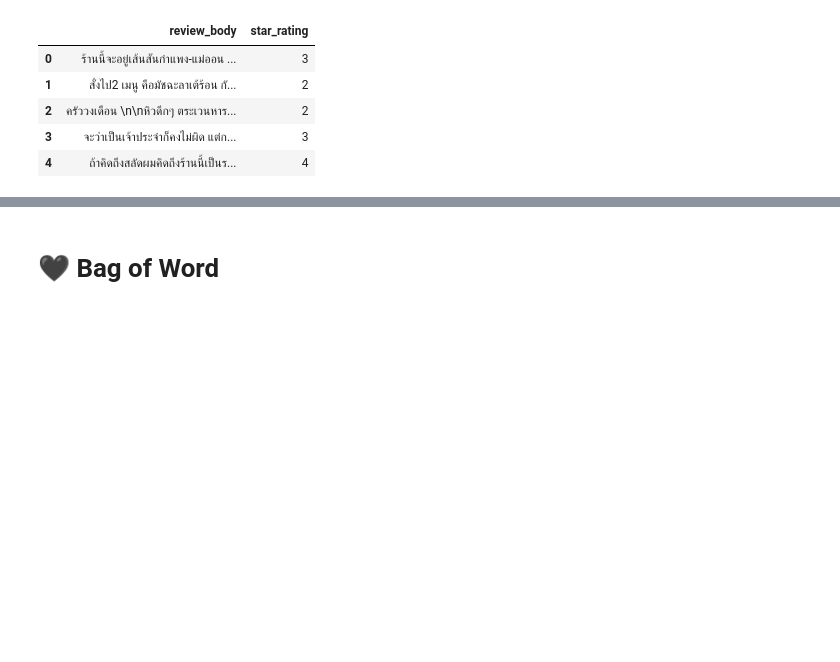
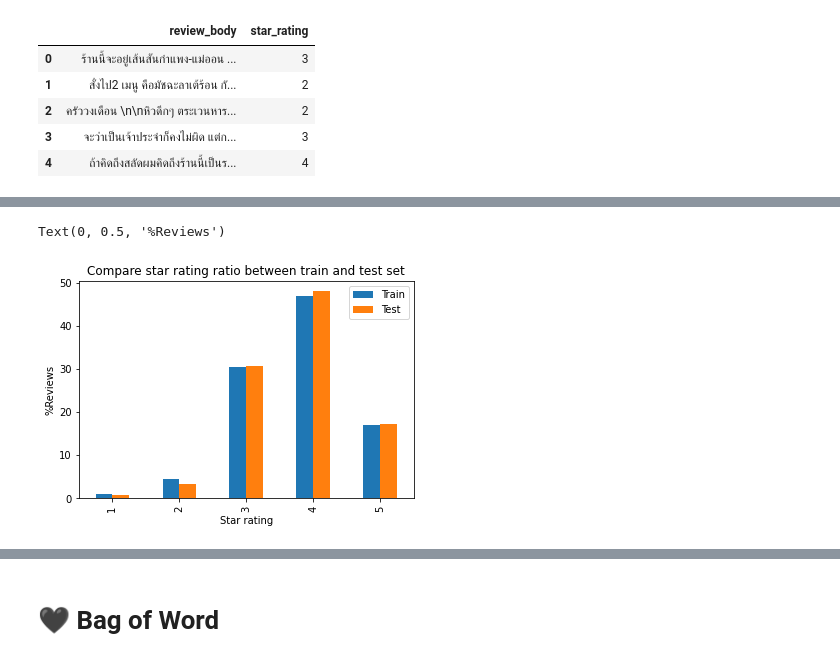
Before and after one commit to wisuta/ds_portfolio, a Jupyter notebook: wongnai_review_classification.ipynb, the cells around one changed output, grey strips where cells are left out. Saved outputs shown, nothing was run; the diff lists cells and outputs as text; code cells hidden in the pictures; blank space fills up the shorter version.

```diff
--- a/wongnai_review_classification.ipynb
+++ b/wongnai_review_classification.ipynb
@@ -105,0 +166,8 @@ df_test.head()
+# %%
+import re
+
+def process_text(text):
+  res = [normalize(word) for word in word_tokenize(text) if (word not in thai_stopwords()) & (word and not re.search(pattern=r"\s+", string=word))]
+  return res
+
+process_text("อร่อยยยยยยยยยยมากกกกกกกกกกกกกกกกเลยค่ะ")
@@ -105,0 +176,7 @@ df_test.head()
+# %%
+# create another columns for process_thai including stopword
+df_train['processed_review_body'] =  df_train.review_body.apply(lambda x: process_text(x))
+df_test['processed_review_body'] = df_test.review_body.apply(lambda x: process_text(x))
+
+# sample data of df_train
+df_train.head()
@@ -105,0 +209,16 @@ df_test.head()
+# %%
+# Adjust star rating by plus one on all star rating both train and test set
+
+df_train.star_rating = df_train.star_rating+1
+df_test.star_rating = df_test.star_rating+1
+# %%
+# train set target ratio
+dct_target_ratio = {
+    "cnt_train":df_train.star_rating.value_counts(normalize=False)
+    , "pct_train":df_train.star_rating.value_counts(normalize=True)*100
+    , "cnt_test":df_test.star_rating.value_counts(normalize=False)
+    , "pct_test":df_test.star_rating.value_counts(normalize=True)*100
+    }
+
+df_target_ratio = pd.DataFrame(dct_target_ratio).sort_index()
+df_target_ratio
@@ -105,0 +232,8 @@ df_test.head()
+# %%
+_=df_target_ratio[['pct_train', 'pct_test']].plot(kind='bar', title="Compare star rating ratio between train and test set")
+plt.legend(['Train','Test'])
+plt.xlabel("Star rating")
+plt.ylabel("%Reviews")
+# %% [output]
+Text(0, 0.5, '%Reviews')
+[figure, added]
```
Also changed, not shown: parts of 60 cells of this notebook.
